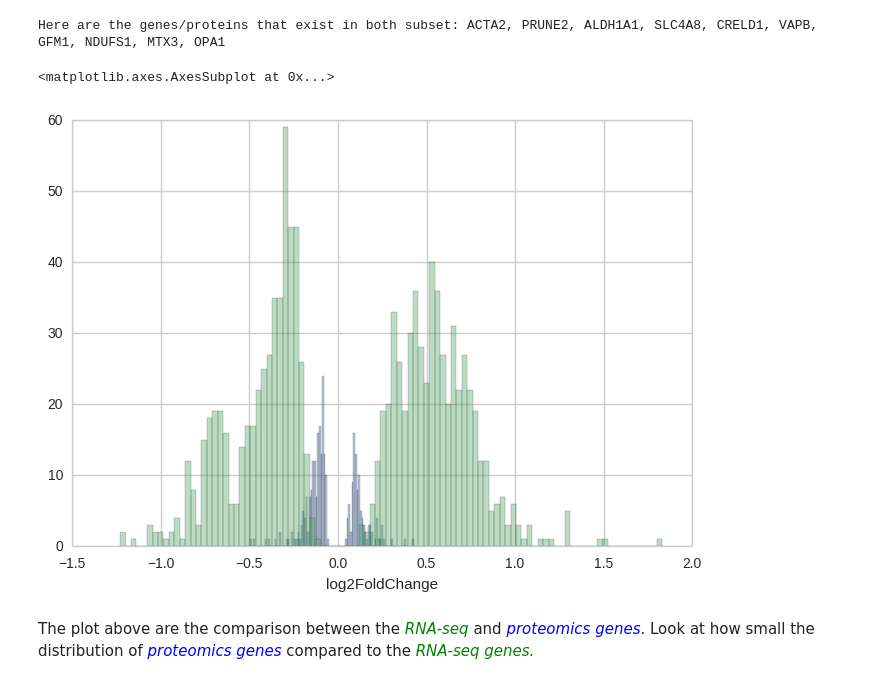
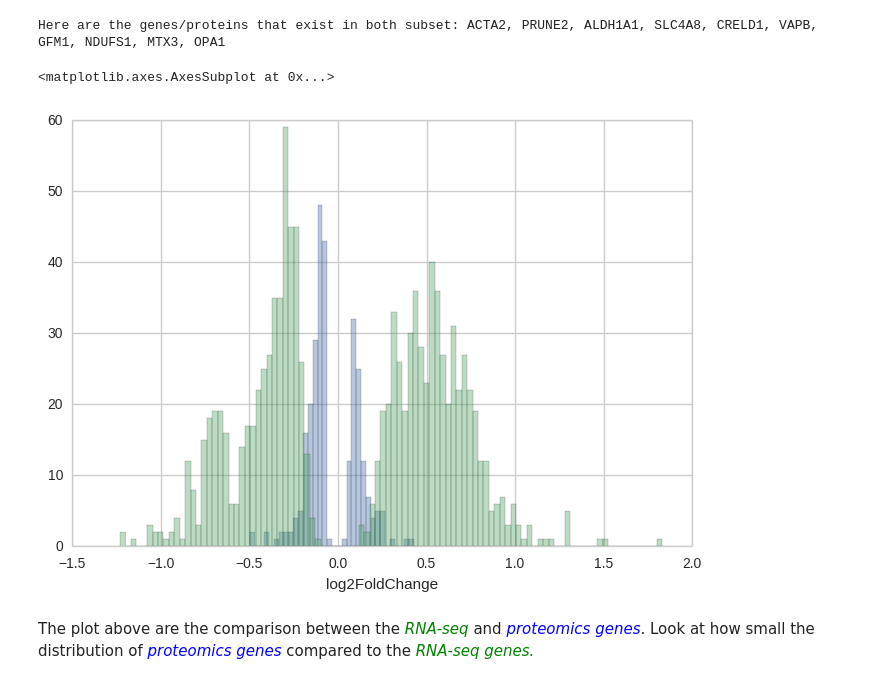
Before and after one commit to J-Wengler/winter-internship-2017, a Jupyter notebook: src/Distribution of Log Fold Change.ipynb, the cells around one changed output. Saved outputs shown, nothing was run; the diff lists cells and outputs as text; code cells hidden in the pictures.

```diff
--- a/src/Distribution of Log Fold Change.ipynb
+++ b/src/Distribution of Log Fold Change.ipynb
@@ -105,11 +105,11 @@ print('Here are the genes/proteins that exist in both subset: ' + ', '.join(inte
 Here are the genes/proteins that exist in both subset: ACTA2, PRUNE2, ALDH1A1, SLC4A8, CRELD1, VAPB, GFM1, NDUFS1, MTX3, OPA1
 # %%
 # Compare the RNA-seq and proteomics genes distribution plots
-sns.distplot(log2FCPData, kde=False, bins=100)
+sns.distplot(log2FCPData, kde=False, bins=34)
 sns.distplot(log2FCData, kde=False, bins=100)
 # %% [output]
 <matplotlib.axes.AxesSubplot at 0x...>
-[figure, old version]
+[figure, new version]
 # %% [markdown]
 The plot above are the comparison between the *<span style="color:green">RNA-seq</span>* and *<span style='color:blue'>proteomics genes</span>*. Look at how small the distribution of *<span style='color:blue'>proteomics genes</span>* compared to the *<span style="color:green">RNA-seq genes.</span>*
 # %%
```
